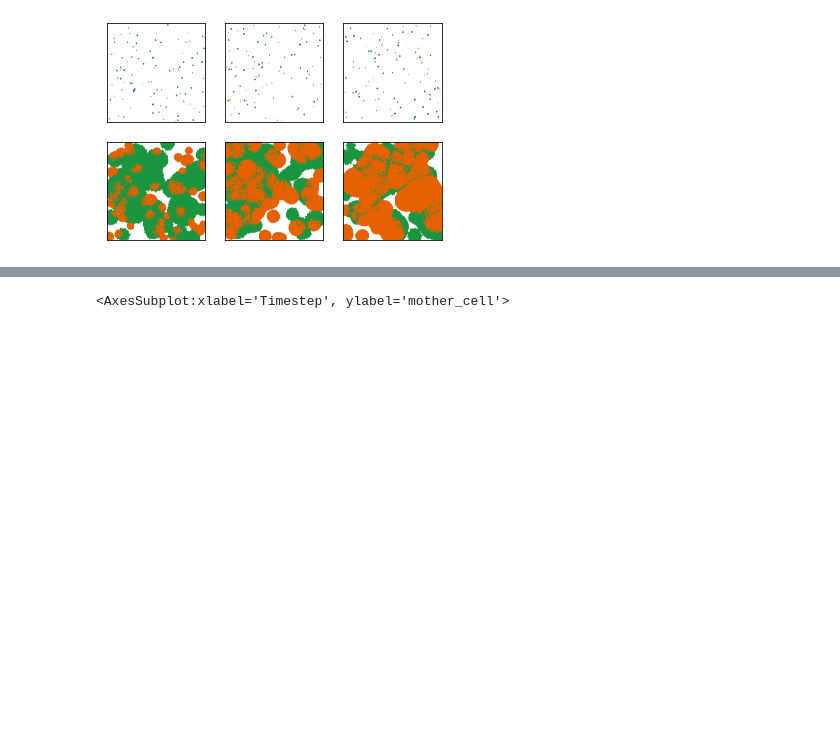
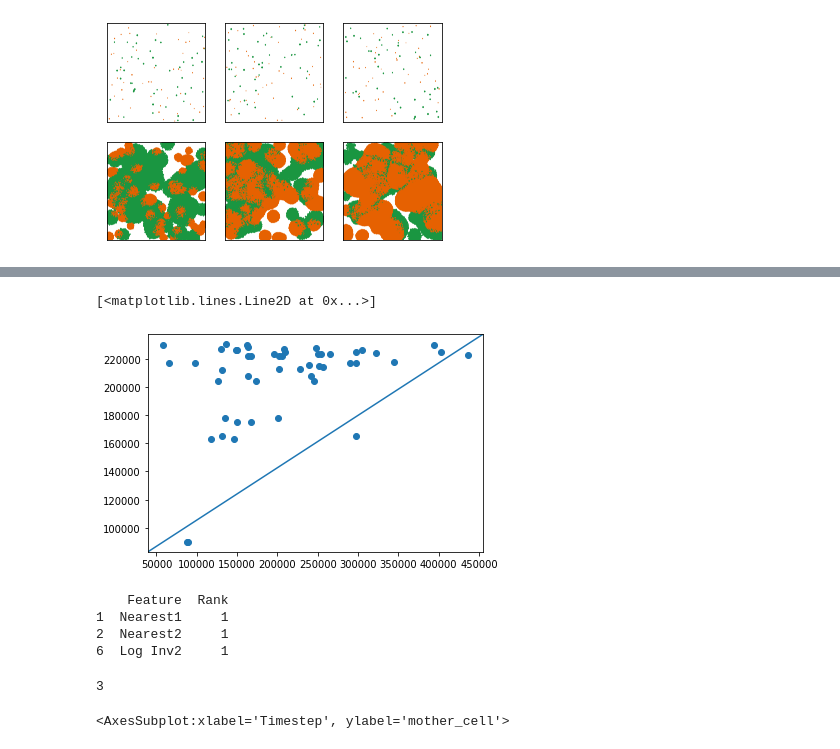
Before and after one commit to Jsakkos/nufeb-cyano-e-coli, a Jupyter notebook: notebooks/spatial effects.ipynb, the cells around one changed output, grey strips where cells are left out. Saved outputs shown, nothing was run; the diff lists cells and outputs as text; code cells hidden in the pictures; blank space fills up the shorter version.

```diff
--- a/notebooks/spatial effects.ipynb
+++ b/notebooks/spatial effects.ipynb
@@ -228,0 +233,25 @@ sns.scatterplot(x='principal component 1', y= 'principal component 2',data=final
+# %%
+from sklearn.model_selection import train_test_split
+cols = ['Voronoi Area','Nearest1','Nearest2','Inv1','Inv2','Log Inv1','Log Inv2']
+y = scaled_df[scaled_df.type==2]['total biomass']
+X = scaled_df[scaled_df.type==2][cols]
+X_train, X_test, y_train, y_test = train_test_split(X, y, test_size=0.2, random_state=42)
+# %%
+def backward_regression(X, y,
+                           threshold_out,
+                           verbose=False):
+    included=list(X.columns)
+    while True:
+        changed=False
+        model = sm.OLS(y,X[included]).fit()
+        pvalues = model.pvalues
+        worst_pval = pvalues.max()
+        if worst_pval > threshold_out:
+            changed=True
+            worst_feature = pvalues.idxmax()
+            included.remove(worst_feature)
+            if verbose:
+                print('Drop {:30} with p-value {:.6}'.format(worst_feature, worst_pval))
+        if not changed:
+            break
+    return included
@@ -228,0 +275,3 @@ sns.scatterplot(x='principal component 1', y= 'principal component 2',data=final
+# %%
+result = sm.OLS(metric2['total biomass'],metric2[reg_mets]).fit()
+result.summary()
@@ -229,3 +301,46 @@ sns.scatterplot(x='principal component 1', y= 'principal component 2',data=final
+# %%
+pred = result.predict(metric2[reg_mets])
+f, ax = plt.subplots()
+ax.scatter(x=metric2['total biomass'],y=pred)
+ax.plot([-1,2],[-1,2], transform=ax.transAxes)
+# %% [output]
+[<matplotlib.lines.Line2D at 0x...>]
+[figure, added]
+# %%
+#RECURSIVE FEATURE ELIMINATION
+#Feature ranking with recursive feature elimination and cross-validated selection of the best number of features
+
+from sklearn.feature_selection import RFE
+from sklearn.feature_selection import RFECV
+from sklearn.linear_model import LinearRegression
+names=pd.DataFrame(X.columns)
+
+#use linear regression as the model
+lin_reg = LinearRegression()
+
+#This is to select 5 variables: can be changed and checked in model for accuracy
+rfe_mod = RFE(lin_reg, 3, step=1) #RFECV(lin_reg, step=1, cv=5)
+myvalues=rfe_mod.fit(X,y) #to fit
+myvalues.support_#The mask of selected features.
+myvalues.ranking_ #The feature ranking, such that ranking_[i] corresponds to the ranking position of the i-th feature. Selected (i.e., estimated best) features are assigned rank 1.
+
+rankings=pd.DataFrame(myvalues.ranking_) #Make it into data frame
+#Concat and name columns
+ranked=pd.concat([names,rankings], axis=1)
+ranked.columns = ["Feature", "Rank"]
+ranked
+
+#Select most important (Only 1's)
+most_important = ranked.loc[ranked['Rank'] ==1]
+print(most_important)
+
+most_important['Rank'].count()
+# %% [output]
+    Feature  Rank
+1  Nearest1     1
+2  Nearest2     1
+6  Log Inv2     1
+3
 # %%
 
 data = df.copy()
```
Also changed, not shown: parts of 14 cells of this notebook.
